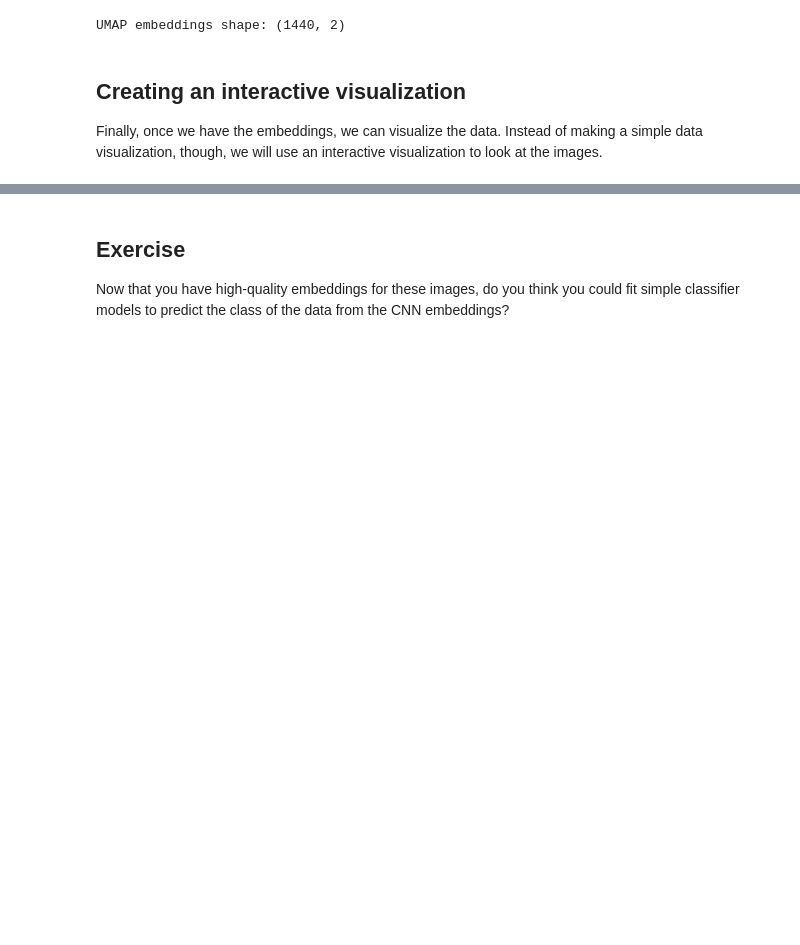
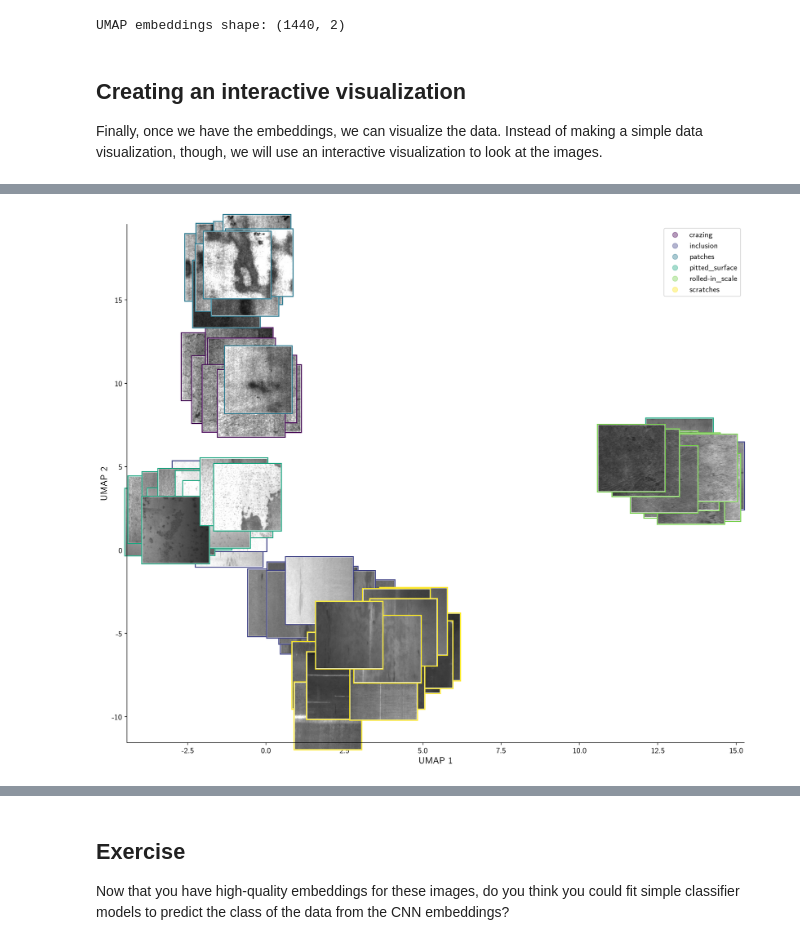
Before and after one commit to dskoda/ml4mat-26s-public, a Jupyter notebook: lectures/11-CNNs/01-Embeddings-Lab.ipynb, the cells around one changed output, grey strips where cells are left out. Saved outputs shown, nothing was run; the diff lists cells and outputs as text; code cells hidden in the pictures; blank space fills up the shorter version.

```diff
--- a/lectures/11-CNNs/01-Embeddings-Lab.ipynb
+++ b/lectures/11-CNNs/01-Embeddings-Lab.ipynb
@@ -214 +216,52 @@ Image(value=b'\xff\xd8\xff\xe0\x00\x10JFIF\x00\x01\x01\x01\x00`\x00`\x00\x00\xff
 [interactive output not drawn]
+# %%
+import matplotlib.pyplot as plt
+from matplotlib.offsetbox import OffsetImage, AnnotationBbox
+from matplotlib.image import imread
+import numpy as np
+
+def plot_umap_with_thumbnails(df, zoom=0.15, min_dist=None, figsize=(14, 12)):
+    fig, ax = plt.subplots(figsize=figsize)
+
+    unique_labels = df["label"].unique()
+    cmap = plt.cm.viridis
+    n = max(1, len(unique_labels) - 1)
+    label_to_color = {l: cmap(i / n) for i, l in enumerate(unique_labels)}
+
+    # Background scatter (faded; thumbnails sit on top)
+    for label in unique_labels:
+        sub = df[df["label"] == label]
+        ax.scatter(sub["x"], sub["y"], color=label_to_color[label],
+                   label=label, s=15, alpha=0.4, zorder=1)
+
+    # Optional spatial subsampling so thumbnails don't overlap
+    if min_dist is not None:
+        coords = df[["x", "y"]].to_numpy()
+        kept = []
+        for i in range(len(coords)):
+            if all(np.linalg.norm(coords[i] - coords[j]) > min_dist for j in kept):
+                kept.append(i)
+        plot_df = df.iloc[kept]
+    else:
+        plot_df = df
+
+    # Embed thumbnails, bordered by class color
+    for _, row in plot_df.iterrows():
+        img = imread(row["paths"])
+        im = OffsetImage(img, zoom=zoom)
+        ab = AnnotationBbox(
+            im, (row["x"], row["y"]),
+            frameon=True, pad=0.1, zorder=2,
+            bboxprops=dict(edgecolor=label_to_color[row["label"]], lw=1.5),
+        )
+        ax.add_artist(ab)
+
+    ax.set_xlabel("UMAP 1"); ax.set_ylabel("UMAP 2")
+    ax.legend(loc="best", frameon=True, markerscale=2)
+    plt.tight_layout()
+    return fig, ax
+
+fig, ax = plot_umap_with_thumbnails(df, zoom=0.5, min_dist=0.5)
+plt.show()
+# %% [output]
+[figure, added]
```
Also changed, not shown: parts of 5 cells of this notebook.
